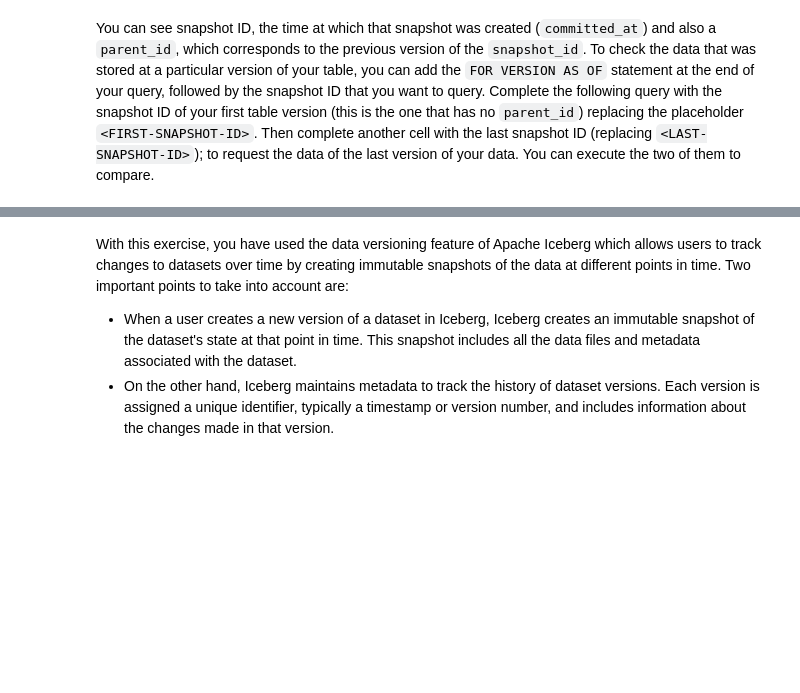
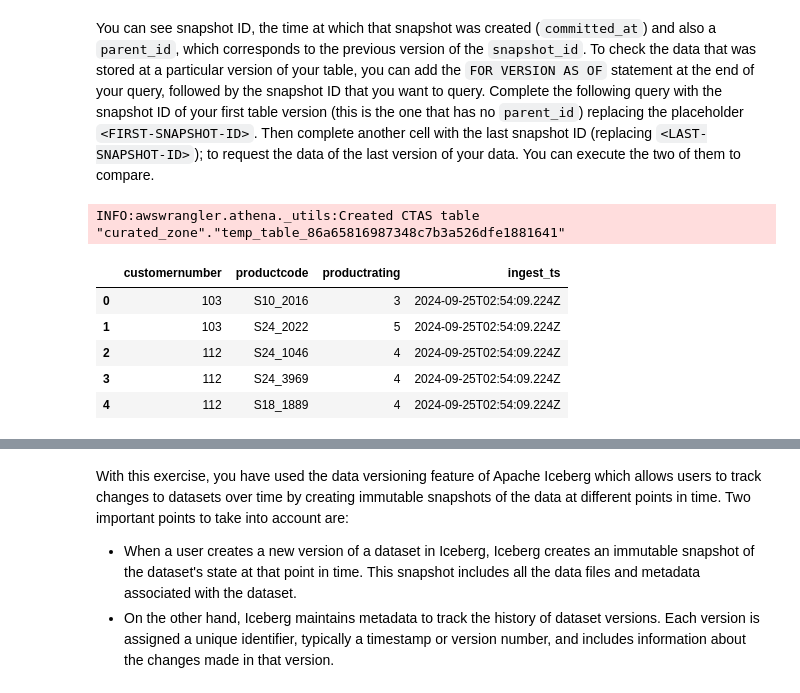
Before and after one commit to tuanpa2295/de-c3w2a1-building-a-data-lakehouse-with-aws-lake-formation-and-apache-iceberg, a Jupyter notebook: C3_W2_Assignment.ipynb, the cells around one changed output, grey strips where cells are left out. Saved outputs shown, nothing was run; the diff lists cells and outputs as text; code cells hidden in the pictures; blank space fills up the shorter version.

```diff
--- a/C3_W2_Assignment.ipynb
+++ b/C3_W2_Assignment.ipynb
@@ -562,7 +587,15 @@ df.head()
 # %% [markdown]
 You can see snapshot ID, the time at which that snapshot was created (`committed_at`) and also a `parent_id`, which corresponds to the previous version of the `snapshot_id`. To check the data that was stored at a particular version of your table, you can add the `FOR VERSION AS OF` statement at the end of your query, followed by the snapshot ID that you want to query. Complete the following query with the snapshot ID of your first table version (this is the one that has no `parent_id`) replacing the placeholder `<FIRST-SNAPSHOT-ID>`. Then complete another cell with the last snapshot ID (replacing `<LAST-SNAPSHOT-ID>`); to request the data of the last version of your data. You can execute the two of them to compare.
 # %%
-sql = 'SELECT * FROM ratings FOR VERSION AS OF <FIRST-SNAPSHOT-ID>;'
+sql = 'SELECT * FROM ratings FOR VERSION AS OF 7127309793399419433	;'
 df = wr.athena.read_sql_query(sql, database=CURATED_DATABASE_NAME, s3_output=f's3://{BUCKET_NAME}/athena_output/')
 df.head()
+# %% [output]
+INFO:awswrangler.athena._utils:Created CTAS table "curated_zone"."temp_table_86a65816987348c7b3a526dfe1881641"
+|  | customernumber | productcode | productrating | ingest_ts |
+| 0 | 103 | S10_2016 | 3 | 2024-09-25T02:54:09.224Z |
+| 1 | 103 | S24_2022 | 5 | 2024-09-25T02:54:09.224Z |
+| 2 | 112 | S24_1046 | 4 | 2024-09-25T02:54:09.224Z |
+| 3 | 112 | S24_3969 | 4 | 2024-09-25T02:54:09.224Z |
+| 4 | 112 | S18_1889 | 4 | 2024-09-25T02:54:09.224Z |
 # %%
```
Also changed, not shown: parts of 26 cells of this notebook, 6 other files.
